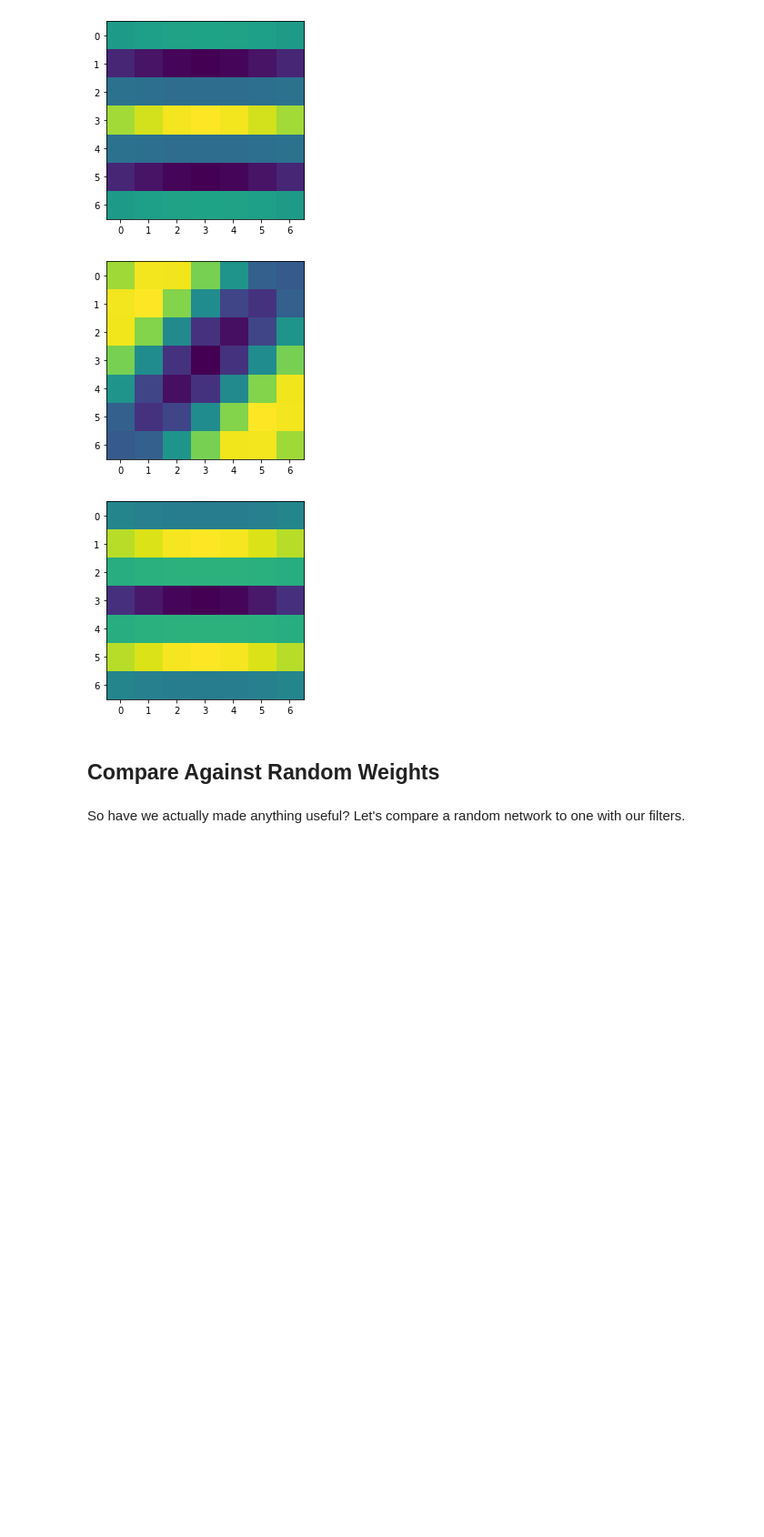
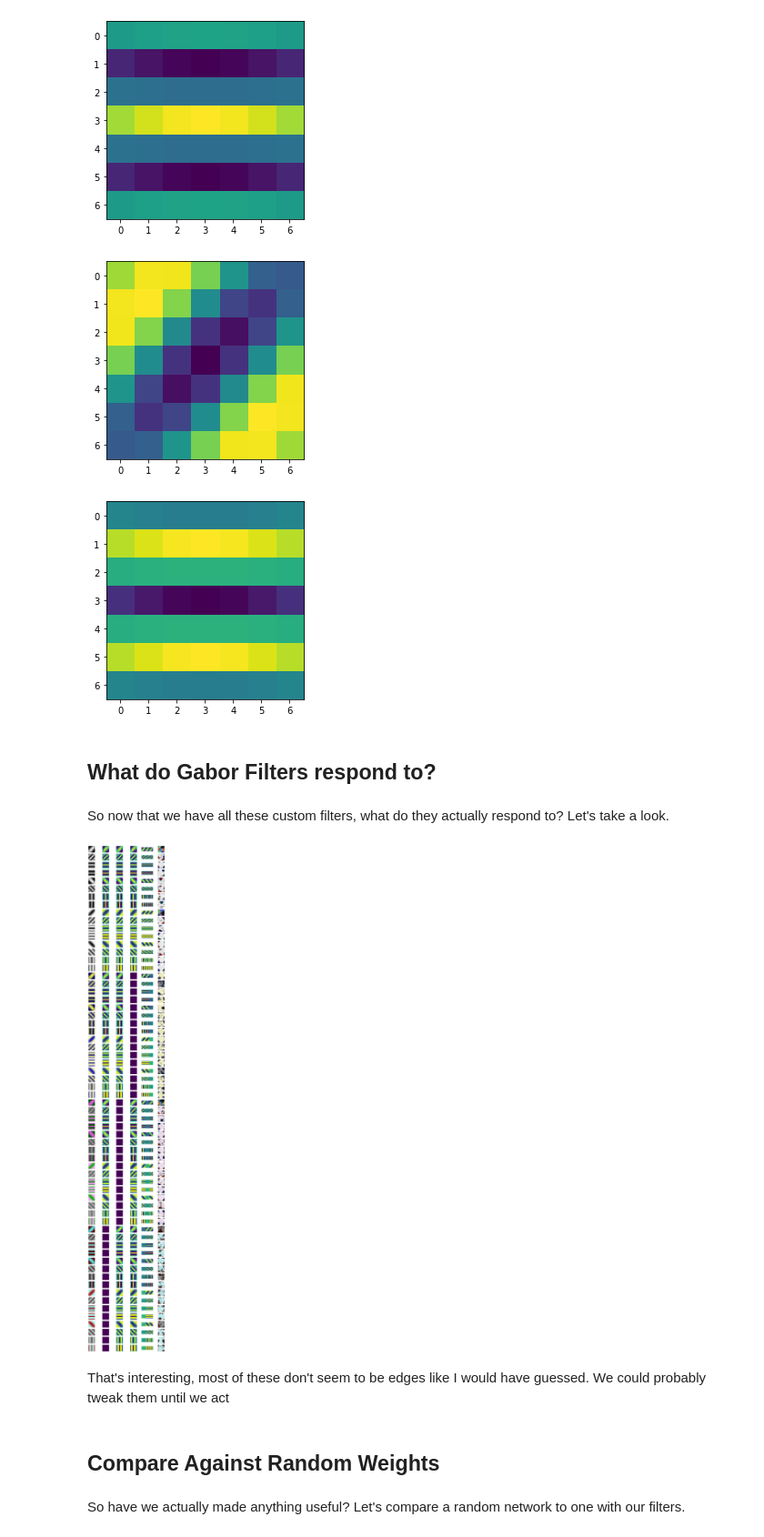
Before and after one commit to JoshVarty/BespokeConvFilters, a Jupyter notebook: 02_GaborFilters.ipynb, the cells around one changed output. Shown at 91% size. Saved outputs shown, nothing was run; the diff lists cells and outputs as text; code cells hidden in the pictures; blank space fills up the shorter version.

Commit message:
Visualize what gabor filters respond to

```diff
--- a/02_GaborFilters.ipynb
+++ b/02_GaborFilters.ipynb
@@ -107,6 +111,7 @@ plt.show()
 [figure]
 # %%
 def get_weights():
+    filters = generate_filter_bank()
     weights = torch.zeros((64,3,7,7))
     device = device = torch.device('cuda' if torch.cuda.is_available() else 'cpu')
 
@@ -131,7 +136,66 @@ def get_weights():
 
     return weights
 
-weights = get_weights
+weights = get_weights()
+# %% [markdown]
+## What do Gabor Filters respond to?
+# %% [markdown]
+So now that we have all these custom filters, what do they actually respond to? Let's take a look.
+# %%
+# Put filters into our resnet
+device = device = torch.device('cuda' if torch.cuda.is_available() else 'cpu')
+weights = get_weights()
+model = resnet50(pretrained=False)
+model.conv1.weight.data = weights
+model = model.to(device)
+
+rows = 64
+cols = 6
+
+fig = plt.figure(figsize=(10, 64))
+
+for i in tqdm(range(1, rows + 1)):
+
+    index = (i - 1) * cols
+
+    filter = weights[i - 1]
+    red = filter[0,:,:]
+    green = filter[1,:,:]
+    blue = filter[2,:,:]
+
+    normalized = ((filter - filter.min())/(filter.max() - filter.min())).detach().cpu()
+    normalized_red   = ((red - filter.min()) / (filter.max() - filter.min())).cpu()
+    normalized_green = ((green - filter.min()) / (filter.max() - filter.min())).cpu()
+    normalized_blue  = ((blue - filter.min()) / (filter.max() - filter.min())).cpu()
+
+    # Individual plots
+    fig.add_subplot(rows, cols, index + 1)
+    plt.axis('off')
+    plt.imshow(normalized.permute((1,2,0)))
+    fig.add_subplot(rows, cols, index + 2)
+    plt.axis('off')
+    plt.imshow(normalized_red)
+    fig.add_subplot(rows, cols, index + 3)
+    plt.axis('off')
+    plt.imshow(normalized_green)
+    fig.add_subplot(rows, cols, index + 4)
+    plt.axis('off')
+    plt.imshow(normalized_blue)
+
+    # Stacked plot to better show differences in magnitude between red, green and blue filters
+    stacked_filters = np.hstack((normalized_red, normalized_green, normalized_blue))
+    fig.add_subplot(rows, cols, index + 5)
+    plt.axis('off')
+    plt.imshow(stacked_filters)
+
+    result = render.render_vis(model, "relu:" + str(i - 1), show_image=False, progress=False, thresholds=(256,))
+    fig.add_subplot(rows, cols, index + 6)
+    plt.axis('off')
+    plt.imshow(result[0][0])
+# %% [output]
+[figure, added]
+# %% [markdown]
+That's interesting, most of these don't seem to be edges like I would have guessed. We could probably tweak them until we act
 # %% [markdown]
 ## Compare Against Random Weights
 # %% [markdown]
```
Also changed, not shown: parts of 1 cell of this notebook.
